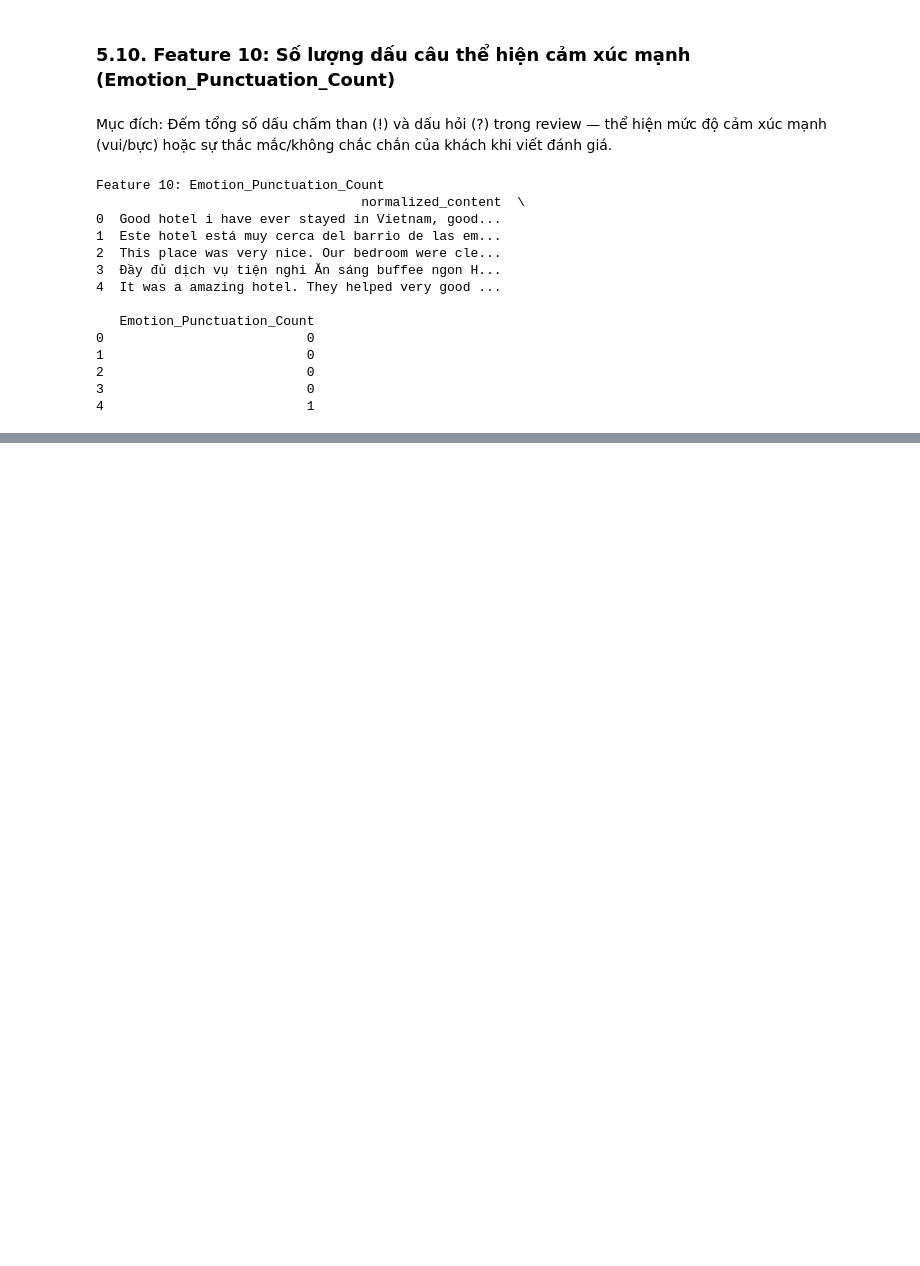
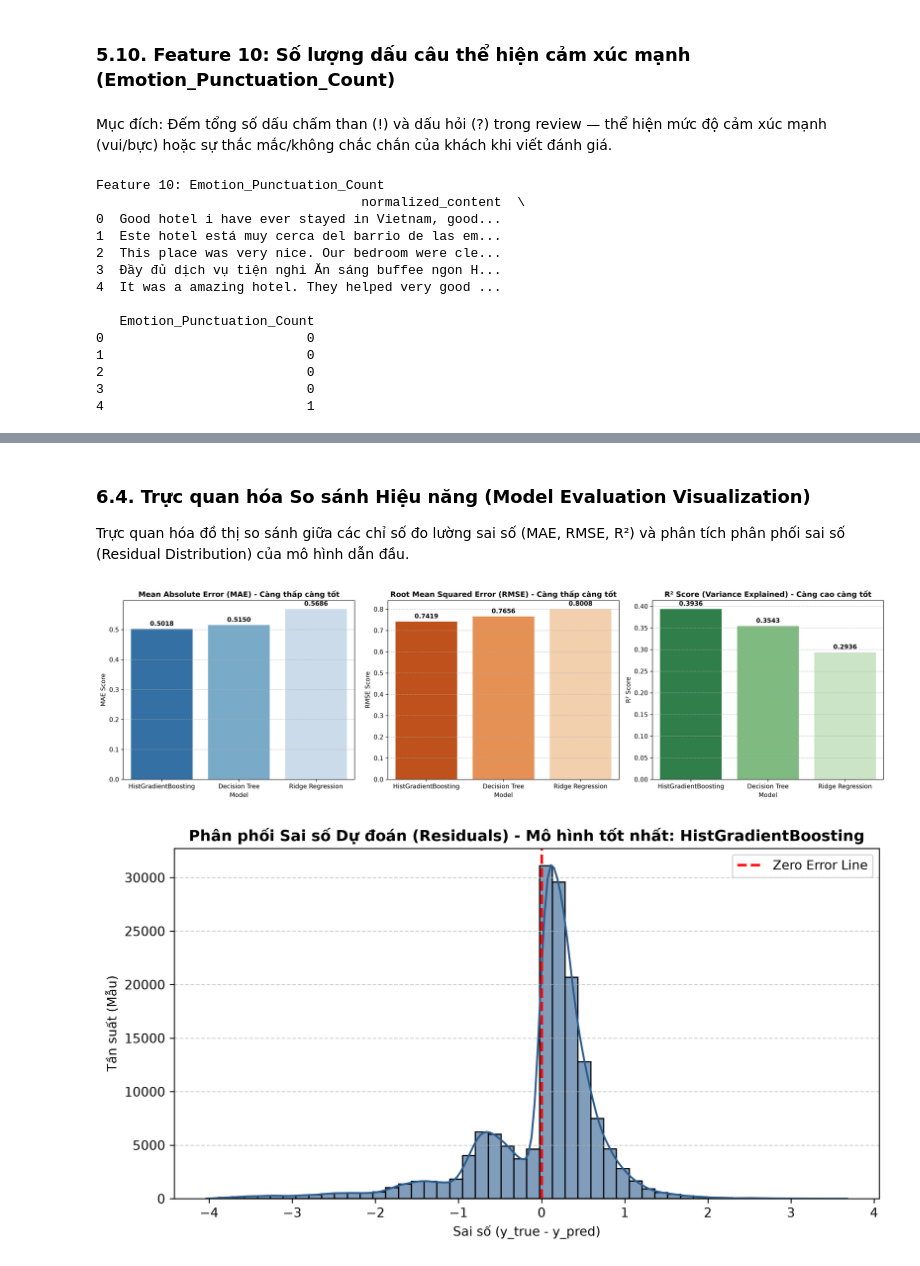
Before and after one commit to trietnguyen2611/Hotel-Review-AI-Chatbot, a Jupyter notebook: Project.ipynb, the cells around one changed output, grey strips where cells are left out. Saved outputs shown, nothing was run; the diff lists cells and outputs as text; code cells hidden in the pictures; blank space fills up the shorter version.

```diff
--- a/Project.ipynb
+++ b/Project.ipynb
@@ -1305,0 +1473,57 @@ Feature 10: Emotion_Punctuation_Count
+# %% [markdown]
+### 6.4. Trực quan hóa So sánh Hiệu năng (Model Evaluation Visualization)
+Trực quan hóa đồ thị so sánh giữa các chỉ số đo lường sai số (MAE, RMSE, R²) và phân tích phân phối sai số (Residual Distribution) của mô hình dẫn đầu.
+# %%
+# 1. Trực quan hóa so sánh 3 chỉ số MAE, RMSE, R²
+fig, axes = plt.subplots(1, 3, figsize=(18, 5))
+
+# Biểu đồ MAE
+sns.barplot(data=df_comparison, x='Model', y='MAE', ax=axes[0], palette='Blues_r', hue='Model', legend=False)
+axes[0].set_title('Mean Absolute Error (MAE) - Càng thấp càng tốt', fontsize=12, fontweight='bold')
+axes[0].set_ylabel('MAE Score')
+axes[0].grid(axis='y', linestyle='--', alpha=0.7)
+for p in axes[0].patches:
+    axes[0].annotate(f"{p.get_height():.4f}", (p.get_x() + p.get_width() / 2., p.get_height()),
+                     ha='center', va='bottom', fontsize=10, fontweight='bold', xytext=(0, 3), textcoords='offset points')
+
+# Biểu đồ RMSE
+sns.barplot(data=df_comparison, x='Model', y='RMSE', ax=axes[1], palette='Oranges_r', hue='Model', legend=False)
+axes[1].set_title('Root Mean Squared Error (RMSE) - Càng thấp càng tốt', fontsize=12, fontweight='bold')
+axes[1].set_ylabel('RMSE Score')
+axes[1].grid(axis='y', linestyle='--', alpha=0.7)
+for p in axes[1].patches:
+    axes[1].annotate(f"{p.get_height():.4f}", (p.get_x() + p.get_width() / 2., p.get_height()),
+                     ha='center', va='bottom', fontsize=10, fontweight='bold', xytext=(0, 3), textcoords='offset points')
+
+# Biểu đồ R² Score
+sns.barplot(data=df_comparison, x='Model', y='R² Score', ax=axes[2], palette='Greens_r', hue='Model', legend=False)
+axes[2].set_title('R² Score (Variance Explained) - Càng cao càng tốt', fontsize=12, fontweight='bold')
+axes[2].set_ylabel('R² Score')
+axes[2].grid(axis='y', linestyle='--', alpha=0.7)
+for p in axes[2].patches:
+    axes[2].annotate(f"{p.get_height():.4f}", (p.get_x() + p.get_width() / 2., p.get_height()),
+                     ha='center', va='bottom', fontsize=10, fontweight='bold', xytext=(0, 3), textcoords='offset points')
+
+plt.tight_layout()
+plt.savefig('Data/charts_img/baseline_models_comparison.png', dpi=300, bbox_inches='tight')
+plt.show()
+
+# 2. Phân phối sai số dự đoán của mô hình tốt nhất
+best_model_name = df_comparison.iloc[0]['Model']
+best_model = trained_models[best_model_name]
+y_best_pred = best_model.predict(X_test)
+residuals = y_test - y_best_pred
+
+plt.figure(figsize=(10, 5))
+sns.histplot(residuals, bins=50, kde=True, color='#2b5c8f', edgecolor='black', alpha=0.6)
+plt.axvline(0, color='red', linestyle='--', linewidth=2, label='Đường sai số 0 (Zero Error Line)')
+plt.title(f'Phân phối Sai số Dự đoán (Residuals) - Mô hình: {best_model_name}', fontsize=12, fontweight='bold')
+plt.xlabel('Sai số dự đoán (y_true - y_pred)')
+plt.ylabel('Tần suất (Số lượng mẫu)')
+plt.legend()
+plt.grid(axis='y', linestyle='--', alpha=0.6)
+plt.savefig('Data/charts_img/baseline_best_model_residuals.png', dpi=300, bbox_inches='tight')
+plt.show()
+# %% [output]
+[figure, added]
+[figure, added]
```
Also changed, not shown: parts of 16 cells of this notebook, 1 other file.
